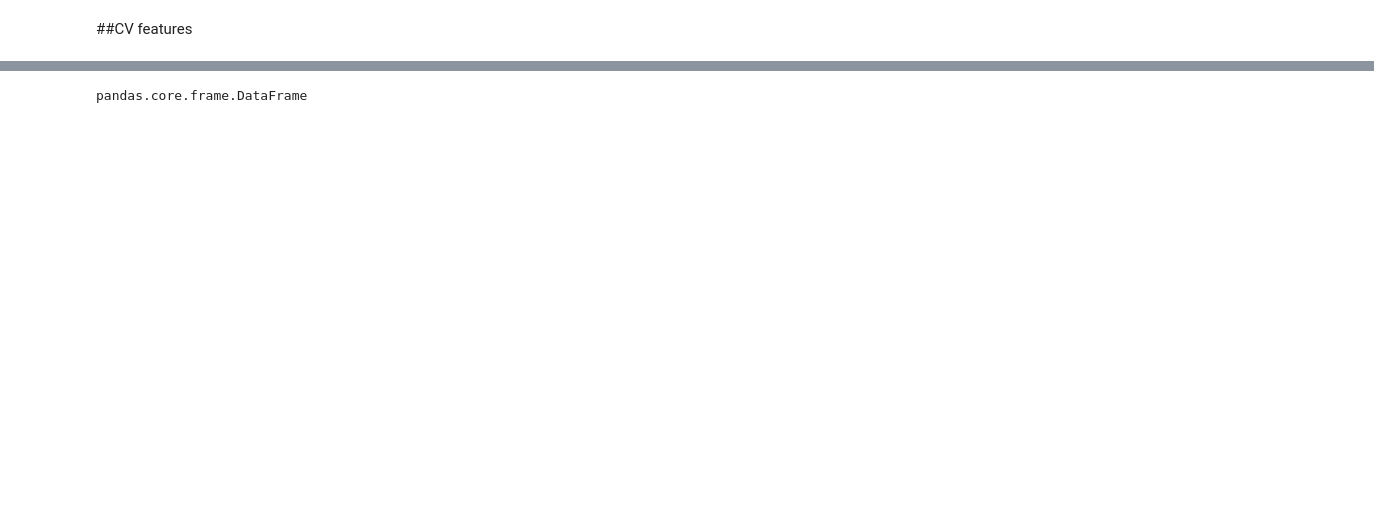
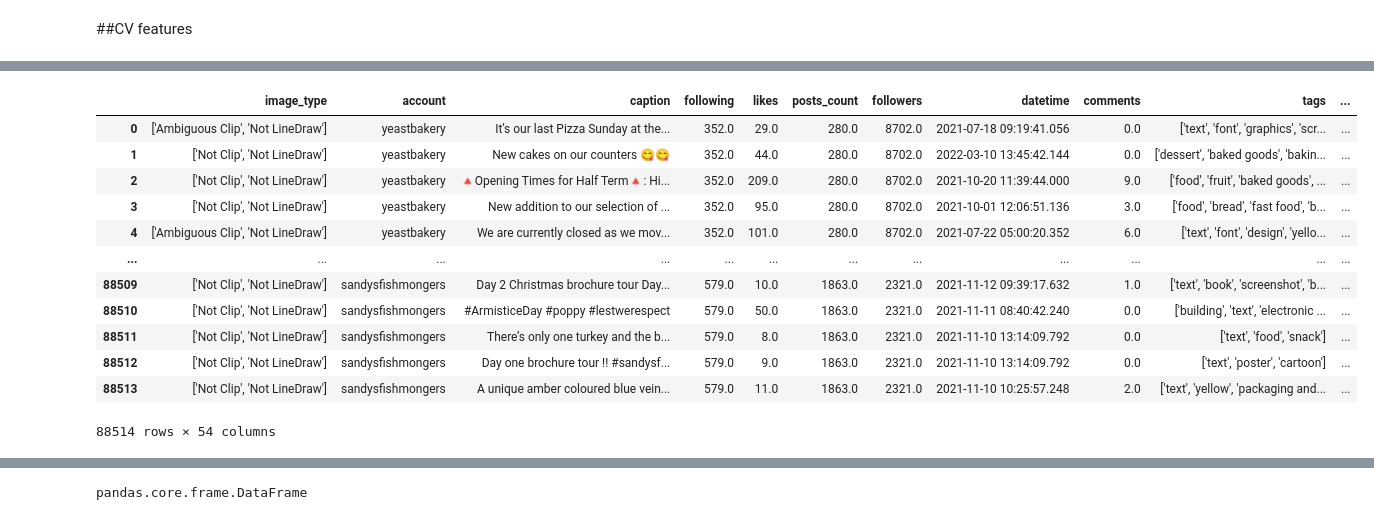
Before and after one commit to Zarmina97/NLP-project-, a Jupyter notebook: Models/CV/CV_features_Model_Building.ipynb, the cells around one changed output, grey strips where cells are left out. Saved outputs shown, nothing was run; the diff lists cells and outputs as text; code cells hidden in the pictures; blank space fills up the shorter version.

```diff
--- a/Models/CV/CV_features_Model_Building.ipynb
+++ b/Models/CV/CV_features_Model_Building.ipynb
@@ -292,33 +299,0 @@ Name: dominant_colors, dtype: object
-# %%
-def separate_column(column):
-  if len(column)>0:
-    return column[0]
-  else:
-    return []
-
-df1['dominant_colors_R'] = df1['dominant_colors'].apply(separate_column)
-df1['accent_color_R'] = df1['accent_color'].apply(separate_column)
-df1['bg_color_R'] = df1['bg_color'].apply(separate_column)
-df1['fore_color_R'] = df1['fore_color'].apply(separate_column)
-# %%
-def separate_column(column):
-  if len(column)>0:
-    return column[1]
-  else:
-    return []
-
-df1['dominant_colors_G'] = df1['dominant_colors'].apply(separate_column)
-df1['accent_color_G'] = df1['accent_color'].apply(separate_column)
-df1['bg_color_G'] = df1['bg_color'].apply(separate_column)
-df1['fore_color_G'] = df1['fore_color'].apply(separate_column)
-# %%
-def separate_column(column):
-  if len(column)>0:
-    return column[2]
-  else:
-    return []
-
-df1['dominant_colors_B'] = df1['dominant_colors'].apply(separate_column)
-df1['accent_color_B'] = df1['accent_color'].apply(separate_column)
-df1['bg_color_B'] = df1['bg_color'].apply(separate_column)
-df1['fore_color_B'] = df1['fore_color'].apply(separate_column)
@@ -343,0 +300,18 @@ data = df1.drop(dropped,axis=1)
+# %%
+df = pd.get_dummies(df1, columns=['industry'])
+# %%
+df
+# %% [output]
+|  | image_type | account | caption | following | likes | posts_count | followers | datetime | comments | tags | ... |
+| 0 | ['Ambiguous Clip', 'Not LineDraw'] | yeastbakery | It’s our last Pizza Sunday at the... | 352.0 | 29.0 | 280.0 | 8702.0 | 2021-07-18 09:19:41.056 | 0.0 | ['text', 'font', 'graphics', 'scr... | ... |
+| 1 | ['Not Clip', 'Not LineDraw'] | yeastbakery | New cakes on our counters 😋😋 | 352.0 | 44.0 | 280.0 | 8702.0 | 2022-03-10 13:45:42.144 | 0.0 | ['dessert', 'baked goods', 'bakin... | ... |
+| 2 | ['Not Clip', 'Not LineDraw'] | yeastbakery | 🔺Opening Times for Half Term🔺: Hi... | 352.0 | 209.0 | 280.0 | 8702.0 | 2021-10-20 11:39:44.000 | 9.0 | ['food', 'fruit', 'baked goods', ... | ... |
+| 3 | ['Not Clip', 'Not LineDraw'] | yeastbakery | New addition to our selection of ... | 352.0 | 95.0 | 280.0 | 8702.0 | 2021-10-01 12:06:51.136 | 3.0 | ['food', 'bread', 'fast food', 'b... | ... |
+| 4 | ['Ambiguous Clip', 'Not LineDraw'] | yeastbakery | We are currently closed as we mov... | 352.0 | 101.0 | 280.0 | 8702.0 | 2021-07-22 05:00:20.352 | 6.0 | ['text', 'font', 'design', 'yello... | ... |
+| ... | ... | ... | ... | ... | ... | ... | ... | ... | ... | ... | ... |
+| 88509 | ['Not Clip', 'Not LineDraw'] | sandysfishmongers | Day 2 Christmas brochure tour Day... | 579.0 | 10.0 | 1863.0 | 2321.0 | 2021-11-12 09:39:17.632 | 1.0 | ['text', 'book', 'screenshot', 'b... | ... |
+| 88510 | ['Not Clip', 'Not LineDraw'] | sandysfishmongers | #ArmisticeDay #poppy #lestwerespect | 579.0 | 50.0 | 1863.0 | 2321.0 | 2021-11-11 08:40:42.240 | 0.0 | ['building', 'text', 'electronic ... | ... |
+| 88511 | ['Not Clip', 'Not LineDraw'] | sandysfishmongers | There’s only one turkey and the b... | 579.0 | 8.0 | 1863.0 | 2321.0 | 2021-11-10 13:14:09.792 | 0.0 | ['text', 'food', 'snack'] | ... |
+| 88512 | ['Not Clip', 'Not LineDraw'] | sandysfishmongers | Day one brochure tour !! #sandysf... | 579.0 | 9.0 | 1863.0 | 2321.0 | 2021-11-10 13:14:09.792 | 0.0 | ['text', 'poster', 'cartoon'] | ... |
+| 88513 | ['Not Clip', 'Not LineDraw'] | sandysfishmongers | A unique amber coloured blue vein... | 579.0 | 11.0 | 1863.0 | 2321.0 | 2021-11-10 10:25:57.248 | 2.0 | ['text', 'yellow', 'packaging and... | ... |
+88514 rows × 54 columns
```
Also changed, not shown: parts of 128 cells of this notebook, 1 other file.
